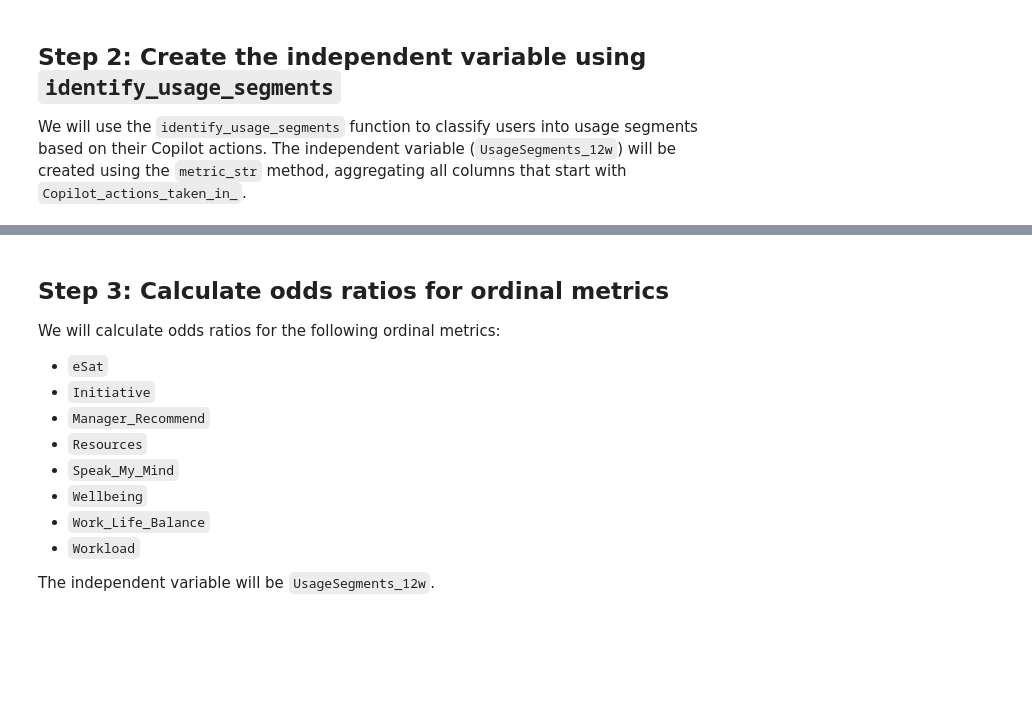
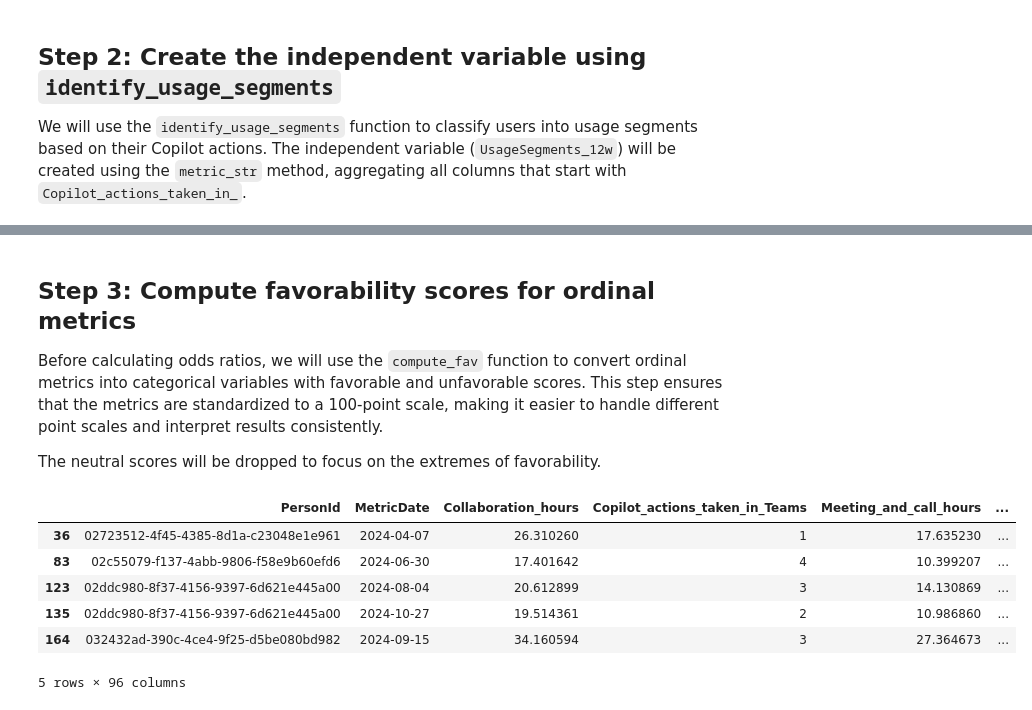
Before and after one commit to microsoft/vivainsights-py, a Jupyter notebook: docs/demo-create_odds_ratios.ipynb, the cells around one changed output, grey strips where cells are left out. Saved outputs shown, nothing was run; the diff lists cells and outputs as text; code cells hidden in the pictures; blank space fills up the shorter version.

```diff
--- a/docs/demo-create_odds_ratios.ipynb
+++ b/docs/demo-create_odds_ratios.ipynb
@@ -50,14 +67,39 @@ usage_segments_data.head()
 # %% [markdown]
-## Step 3: Calculate odds ratios for ordinal metrics
+## Step 3: Compute favorability scores for ordinal metrics
 
-We will calculate odds ratios for the following ordinal metrics:
-- `eSat`
-- `Initiative`
-- `Manager_Recommend`
-- `Resources`
-- `Speak_My_Mind`
-- `Wellbeing`
-- `Work_Life_Balance`
-- `Workload`
+Before calculating odds ratios, we will use the `compute_fav` function to convert ordinal metrics into categorical variables with favorable and unfavorable scores. This step ensures that the metrics are standardized to a 100-point scale, making it easier to handle different point scales and interpret results consistently.
 
-The independent variable will be `UsageSegments_12w`.
+The neutral scores will be dropped to focus on the extremes of favorability.
+# %%
+# Define the ordinal metrics
+ordinal_metrics = [
+    "eSat",
+    "Initiative",
+    "Manager_Recommend",
+    "Resources",
+    "Speak_My_Mind",
+    "Wellbeing",
+    "Work_Life_Balance",
+    "Workload"
+]
+
+# Compute favorability scores
+usage_segments_data = vi.compute_fav(
+    data=usage_segments_data,
+    ord_metrics=ordinal_metrics,
+    item_options=5,  # Assuming a 5-point scale for ordinal metrics
+    fav_threshold=70,
+    unfav_threshold=40,
+    drop_neutral=True
+)
+
+# Display the first few rows of the updated dataset
+usage_segments_data.head()
+# %% [output]
+|  | PersonId | MetricDate | Collaboration_hours | Copilot_actions_taken_in_Teams | Meeting_and_call_hours | ... |
+| 36 | 02723512-4f45-4385-8d1a-c23048e1e961 | 2024-04-07 | 26.310260 | 1 | 17.635230 | ... |
+| 83 | 02c55079-f137-4abb-9806-f58e9b60efd6 | 2024-06-30 | 17.401642 | 4 | 10.399207 | ... |
+| 123 | 02ddc980-8f37-4156-9397-6d621e445a00 | 2024-08-04 | 20.612899 | 3 | 14.130869 | ... |
+| 135 | 02ddc980-8f37-4156-9397-6d621e445a00 | 2024-10-27 | 19.514361 | 2 | 10.986860 | ... |
+| 164 | 032432ad-390c-4ce4-9f25-d5be080bd982 | 2024-09-15 | 34.160594 | 3 | 27.364673 | ... |
+5 rows × 96 columns
```
Also changed, not shown: parts of 8 cells of this notebook.
